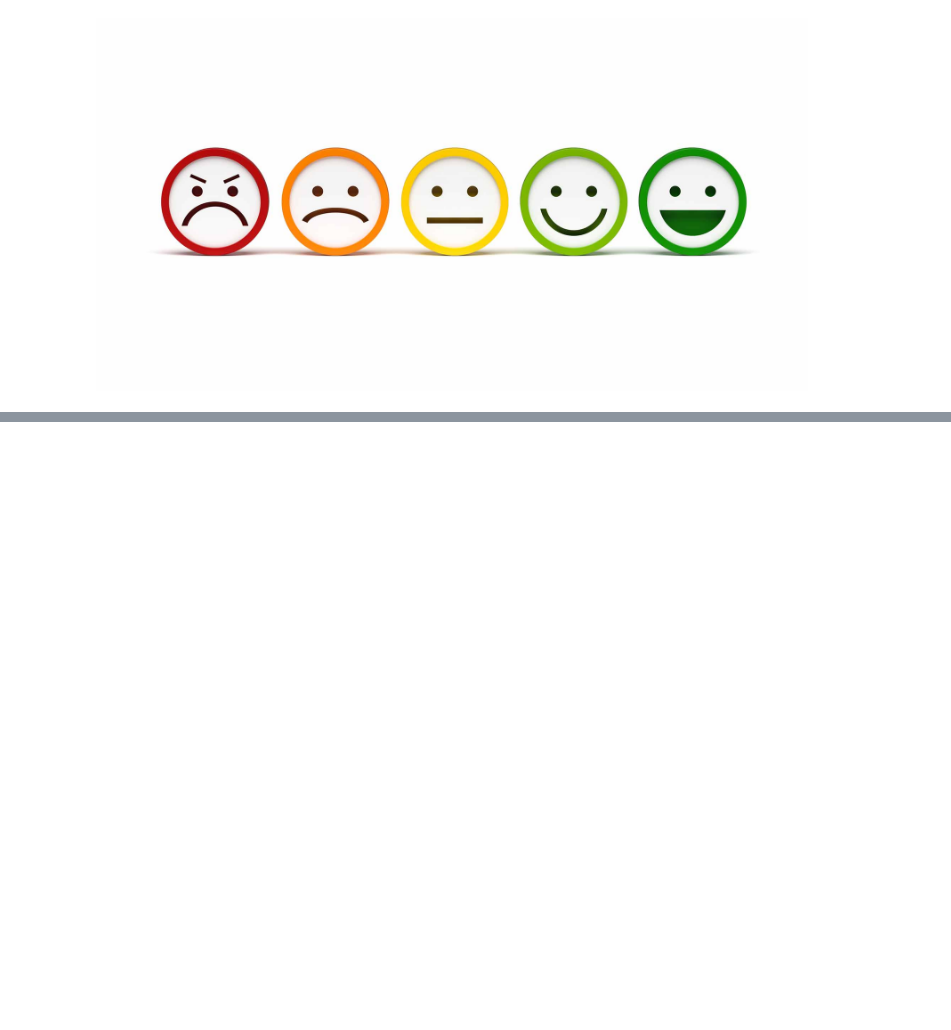
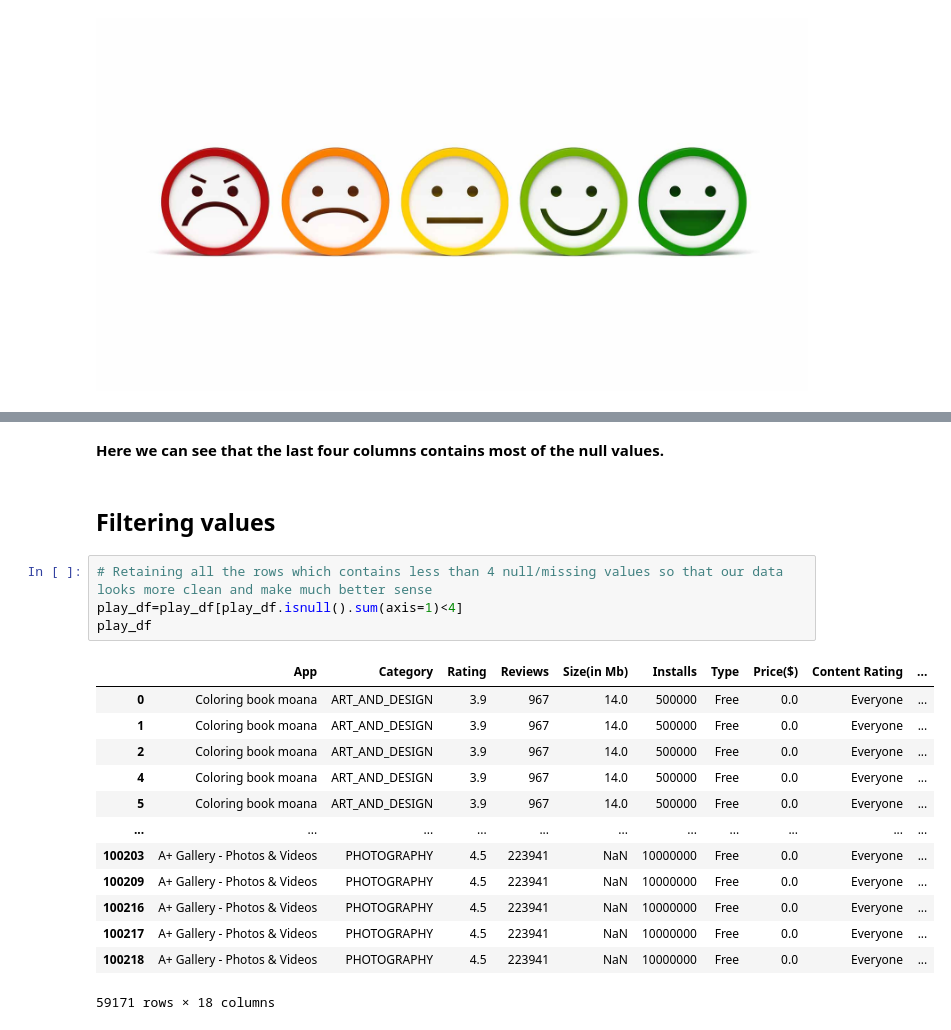
Before and after one commit to amol004/Google-Play-Store-EDA, a Jupyter notebook: Capstone_Project_Google_play_store_review_analysis_(EDA)_Notebook_{Amol_Thakur}.ipynb, the cells around one changed output, grey strips where cells are left out. Drawn from its saved outputs; the diff is of its cells as text; blank space fills up the shorter version.

```diff
--- a/Capstone_Project_Google_play_store_review_analysis_(EDA)_Notebook_{Amol_Thakur}.ipynb
+++ b/Capstone_Project_Google_play_store_review_analysis_(EDA)_Notebook_{Amol_Thakur}.ipynb
@@ -1047,0 +1239,22 @@ sns.pairplot(req_cols, hue ='Type',palette="CMRmap");
+# %% [markdown]
+**Here we can see that the last four columns contains most of the null values.**
+# %% [markdown]
+## **Filtering values**
+# %%
+# Retaining all the rows which contains less than 4 null/missing values so that our data looks more clean and make much better sense
+play_df=play_df[play_df.isnull().sum(axis=1)<4]
+play_df
+# %% [output]
+|  | App | Category | Rating | Reviews | Size(in Mb) | Installs | Type | Price($) | Content Rating | ... |
+| 0 | Coloring book moana | ART_AND_DESIGN | 3.9 | 967 | 14.0 | 500000 | Free | 0.0 | Everyone | ... |
+| 1 | Coloring book moana | ART_AND_DESIGN | 3.9 | 967 | 14.0 | 500000 | Free | 0.0 | Everyone | ... |
+| 2 | Coloring book moana | ART_AND_DESIGN | 3.9 | 967 | 14.0 | 500000 | Free | 0.0 | Everyone | ... |
+| 4 | Coloring book moana | ART_AND_DESIGN | 3.9 | 967 | 14.0 | 500000 | Free | 0.0 | Everyone | ... |
+| 5 | Coloring book moana | ART_AND_DESIGN | 3.9 | 967 | 14.0 | 500000 | Free | 0.0 | Everyone | ... |
+| ... | ... | ... | ... | ... | ... | ... | ... | ... | ... | ... |
+| 100203 | A+ Gallery - Photos & Videos | PHOTOGRAPHY | 4.5 | 223941 | NaN | 10000000 | Free | 0.0 | Everyone | ... |
+| 100209 | A+ Gallery - Photos & Videos | PHOTOGRAPHY | 4.5 | 223941 | NaN | 10000000 | Free | 0.0 | Everyone | ... |
+| 100216 | A+ Gallery - Photos & Videos | PHOTOGRAPHY | 4.5 | 223941 | NaN | 10000000 | Free | 0.0 | Everyone | ... |
+| 100217 | A+ Gallery - Photos & Videos | PHOTOGRAPHY | 4.5 | 223941 | NaN | 10000000 | Free | 0.0 | Everyone | ... |
+| 100218 | A+ Gallery - Photos & Videos | PHOTOGRAPHY | 4.5 | 223941 | NaN | 10000000 | Free | 0.0 | Everyone | ... |
+59171 rows × 18 columns
```
Also changed, not shown: parts of 27 cells of this notebook.
